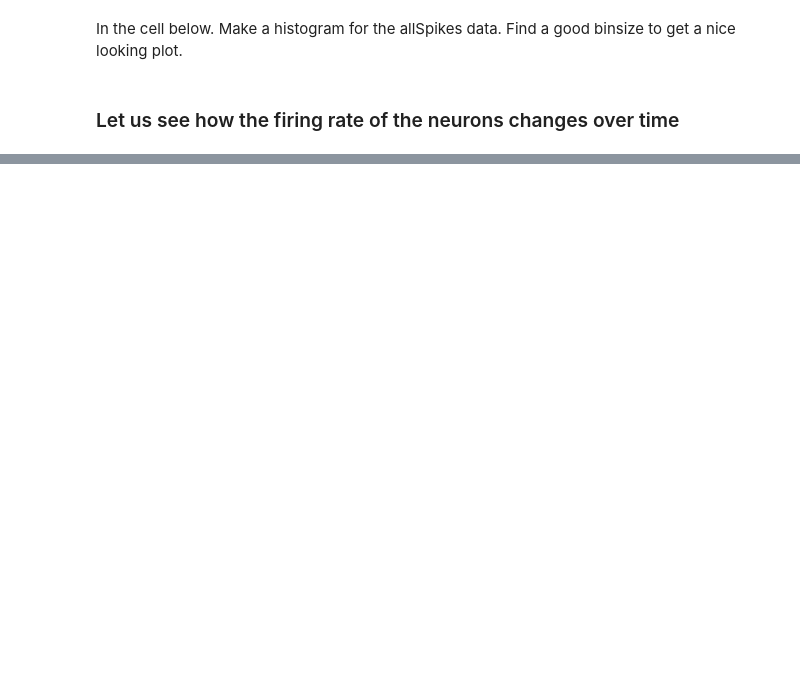
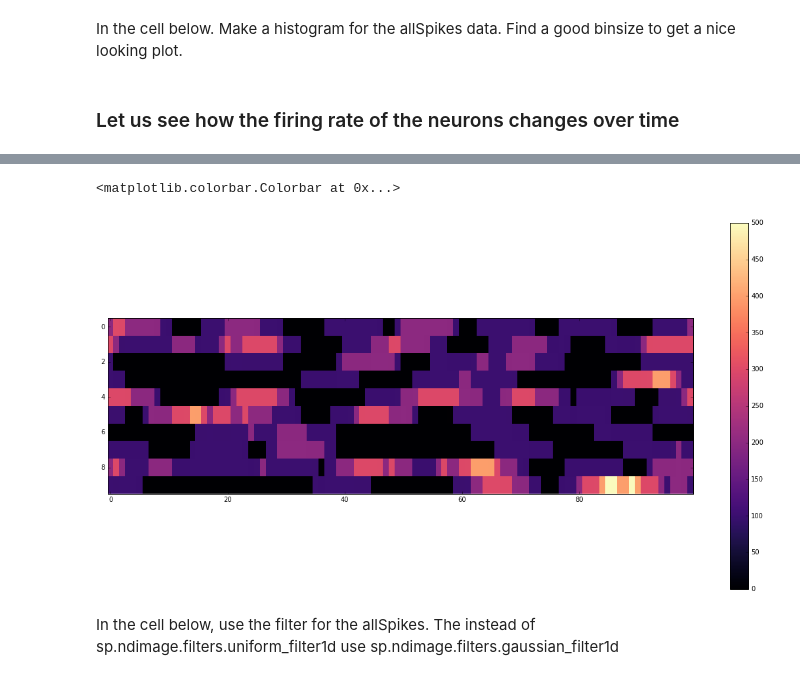
Before and after one commit to iampritishpatil/CAMP2016-Machinelearning, a Jupyter notebook: Tutorial_notebook.ipynb, the cells around one changed output, grey strips where cells are left out. Cells and saved outputs as stored; diff of their text form; code cells hidden in the pictures; blank space fills up the shorter version.

```diff
--- a/Tutorial_notebook.ipynb
+++ b/Tutorial_notebook.ipynb
@@ -79,0 +86,9 @@ array([[ 0.,  0.,  0.,  0.,  0.,  0.,  0.,  0.,  0.,  0.],
+# %%
+plt.figure(figsize=(20, 10))
+plt.imshow(unif_filtered,aspect=3,cmap='magma',interpolation="None")
+plt.colorbar()
+# %% [output]
+<matplotlib.colorbar.Colorbar at 0x...>
+[figure, added]
+# %% [markdown]
+In the cell below, use the filter for the allSpikes. The instead of sp.ndimage.filters.uniform_filter1d use sp.ndimage.filters.gaussian_filter1d
```
Also changed, not shown: parts of 14 cells of this notebook.
